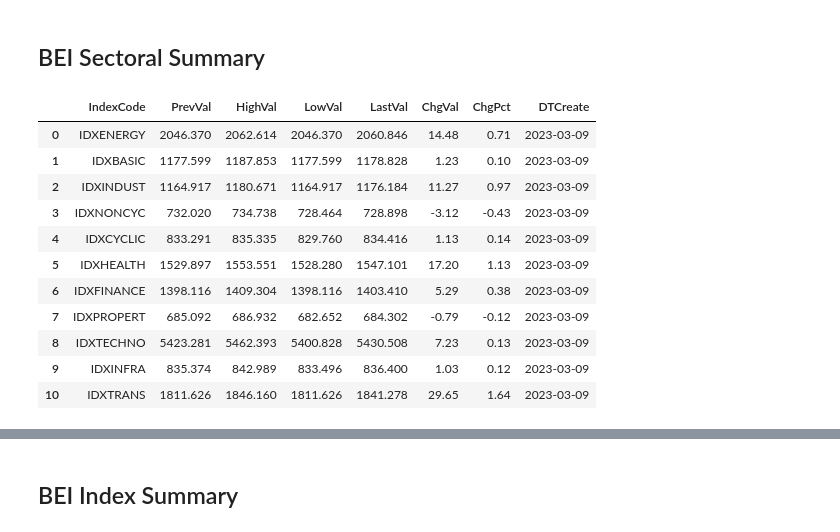
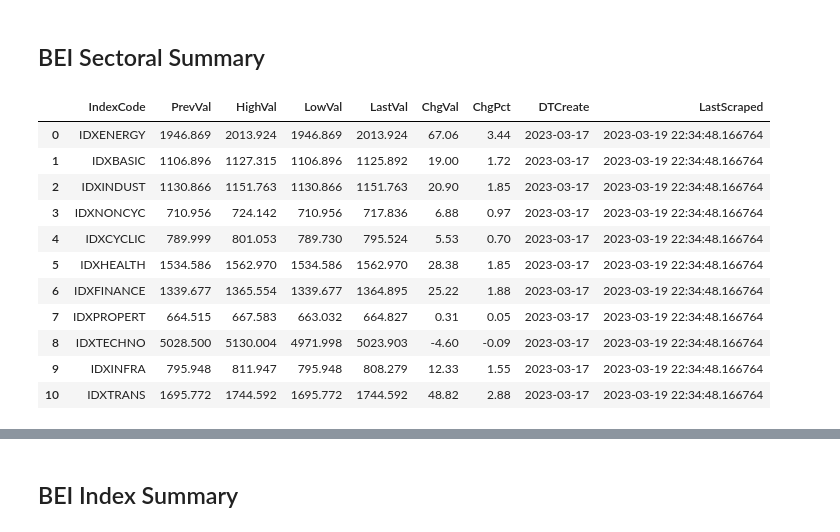
Before and after one commit to Michaelliem99/Web-Scraping-BEI-KSEI, a Jupyter notebook: 02 - IDX Stock Sectoral and Index.ipynb, the cells around one changed output, grey strips where cells are left out. Saved outputs shown, nothing was run; the diff lists cells and outputs as text; code cells hidden in the pictures.

```diff
--- a/02 - IDX Stock Sectoral and Index.ipynb
+++ b/02 - IDX Stock Sectoral and Index.ipynb
@@ -49,17 +49,18 @@ time.sleep(2)
 # %%
 BEISectoralSummaryDF = pd.DataFrame(json.loads(BEISectoralSummaryContent)['data']).drop(columns='IntRow')
 BEISectoralSummaryDF['DTCreate'] = pd.to_datetime(BEISectoralSummaryDF['DTCreate']).dt.normalize()
+BEISectoralSummaryDF['LastScraped'] = datetime.now()
 BEISectoralSummaryDF
 # %% [output]
-|  | IndexCode | PrevVal | HighVal | LowVal | LastVal | ChgVal | ChgPct | DTCreate |
-| 0 | IDXENERGY | 2046.370 | 2062.614 | 2046.370 | 2060.846 | 14.48 | 0.71 | 2023-03-09 |
-| 1 | IDXBASIC | 1177.599 | 1187.853 | 1177.599 | 1178.828 | 1.23 | 0.10 | 2023-03-09 |
-| 2 | IDXINDUST | 1164.917 | 1180.671 | 1164.917 | 1176.184 | 11.27 | 0.97 | 2023-03-09 |
-| 3 | IDXNONCYC | 732.020 | 734.738 | 728.464 | 728.898 | -3.12 | -0.43 | 2023-03-09 |
-| 4 | IDXCYCLIC | 833.291 | 835.335 | 829.760 | 834.416 | 1.13 | 0.14 | 2023-03-09 |
-| 5 | IDXHEALTH | 1529.897 | 1553.551 | 1528.280 | 1547.101 | 17.20 | 1.13 | 2023-03-09 |
-| 6 | IDXFINANCE | 1398.116 | 1409.304 | 1398.116 | 1403.410 | 5.29 | 0.38 | 2023-03-09 |
-| 7 | IDXPROPERT | 685.092 | 686.932 | 682.652 | 684.302 | -0.79 | -0.12 | 2023-03-09 |
-| 8 | IDXTECHNO | 5423.281 | 5462.393 | 5400.828 | 5430.508 | 7.23 | 0.13 | 2023-03-09 |
-| 9 | IDXINFRA | 835.374 | 842.989 | 833.496 | 836.400 | 1.03 | 0.12 | 2023-03-09 |
-| 10 | IDXTRANS | 1811.626 | 1846.160 | 1811.626 | 1841.278 | 29.65 | 1.64 | 2023-03-09 |
+|  | IndexCode | PrevVal | HighVal | LowVal | LastVal | ChgVal | ChgPct | DTCreate | LastScraped |
+| 0 | IDXENERGY | 1946.869 | 2013.924 | 1946.869 | 2013.924 | 67.06 | 3.44 | 2023-03-17 | 2023-03-19 22:34:48.166764 |
+| 1 | IDXBASIC | 1106.896 | 1127.315 | 1106.896 | 1125.892 | 19.00 | 1.72 | 2023-03-17 | 2023-03-19 22:34:48.166764 |
+| 2 | IDXINDUST | 1130.866 | 1151.763 | 1130.866 | 1151.763 | 20.90 | 1.85 | 2023-03-17 | 2023-03-19 22:34:48.166764 |
+| 3 | IDXNONCYC | 710.956 | 724.142 | 710.956 | 717.836 | 6.88 | 0.97 | 2023-03-17 | 2023-03-19 22:34:48.166764 |
+| 4 | IDXCYCLIC | 789.999 | 801.053 | 789.730 | 795.524 | 5.53 | 0.70 | 2023-03-17 | 2023-03-19 22:34:48.166764 |
+| 5 | IDXHEALTH | 1534.586 | 1562.970 | 1534.586 | 1562.970 | 28.38 | 1.85 | 2023-03-17 | 2023-03-19 22:34:48.166764 |
+| 6 | IDXFINANCE | 1339.677 | 1365.554 | 1339.677 | 1364.895 | 25.22 | 1.88 | 2023-03-17 | 2023-03-19 22:34:48.166764 |
+| 7 | IDXPROPERT | 664.515 | 667.583 | 663.032 | 664.827 | 0.31 | 0.05 | 2023-03-17 | 2023-03-19 22:34:48.166764 |
+| 8 | IDXTECHNO | 5028.500 | 5130.004 | 4971.998 | 5023.903 | -4.60 | -0.09 | 2023-03-17 | 2023-03-19 22:34:48.166764 |
+| 9 | IDXINFRA | 795.948 | 811.947 | 795.948 | 808.279 | 12.33 | 1.55 | 2023-03-17 | 2023-03-19 22:34:48.166764 |
+| 10 | IDXTRANS | 1695.772 | 1744.592 | 1695.772 | 1744.592 | 48.82 | 2.88 | 2023-03-17 | 2023-03-19 22:34:48.166764 |
```
Also changed, not shown: parts of 3 cells of this notebook, 8 other files.
